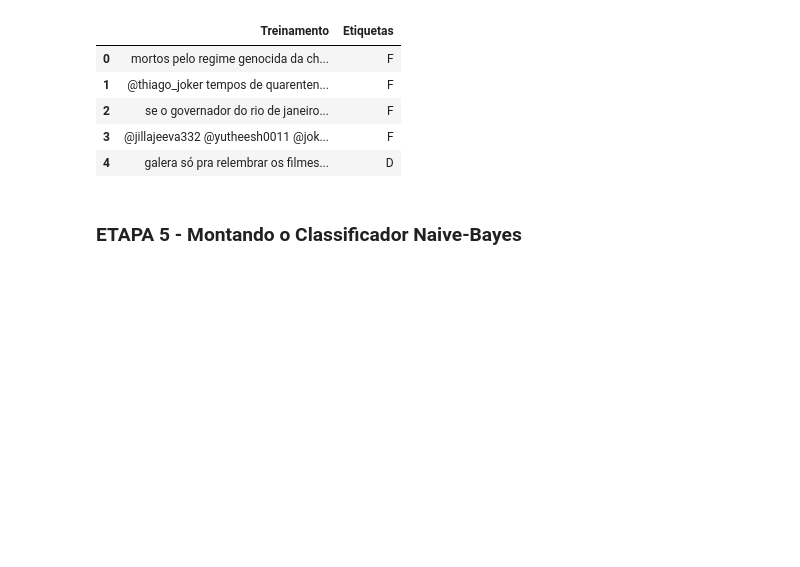
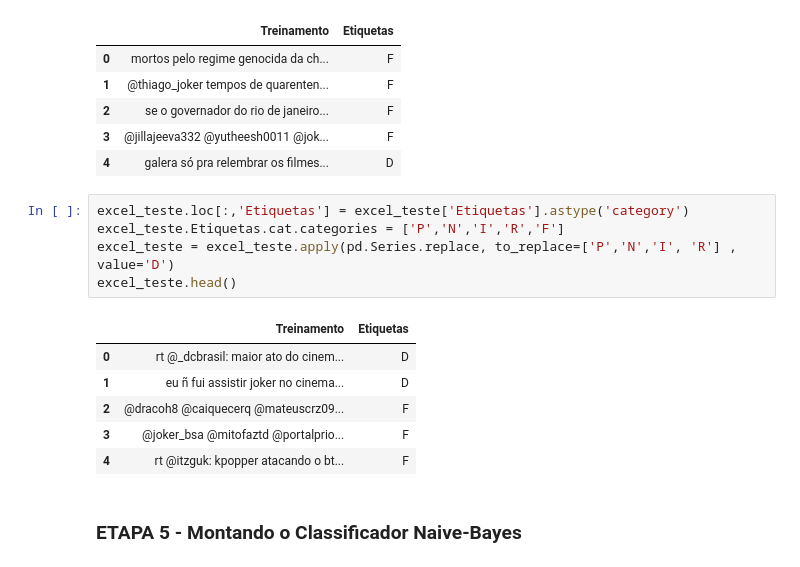
Before and after one commit to beatrizcf2/P1_Cdados_BW, a Jupyter notebook: Projeto 1 - Joker.ipynb, the cells around one changed output. Saved outputs shown, nothing was run; the diff lists cells and outputs as text; blank space fills up the shorter version.

```diff
--- a/Projeto 1 - Joker.ipynb
+++ b/Projeto 1 - Joker.ipynb
@@ -110,6 +110,18 @@ excel.head()
 | 2 | se o governador do rio de janeiro... | F |
 | 3 | @jillajeeva332 @yutheesh0011 @jok... | F |
 | 4 | galera só pra relembrar os filmes... | D |
+# %%
+excel_teste.loc[:,'Etiquetas'] = excel_teste['Etiquetas'].astype('category')
+excel_teste.Etiquetas.cat.categories = ['P','N','I','R','F']
+excel_teste = excel_teste.apply(pd.Series.replace, to_replace=['P','N','I', 'R'] , value='D')
+excel_teste.head()
+# %% [output]
+|  | Treinamento | Etiquetas |
+| 0 | rt @_dcbrasil: maior ato do cinem... | D |
+| 1 | eu ñ fui assistir joker no cinema... | D |
+| 2 | @dracoh8 @caiquecerq @mateuscrz09... | F |
+| 3 | @joker_bsa @mitofaztd @portalprio... | F |
+| 4 | rt @itzguk: kpopper atacando o bt... | F |
 # %% [markdown]
 ### ETAPA 5 - Montando o Classificador Naive-Bayes
 # %% [markdown]
```
Also changed, not shown: parts of 5 cells of this notebook.
